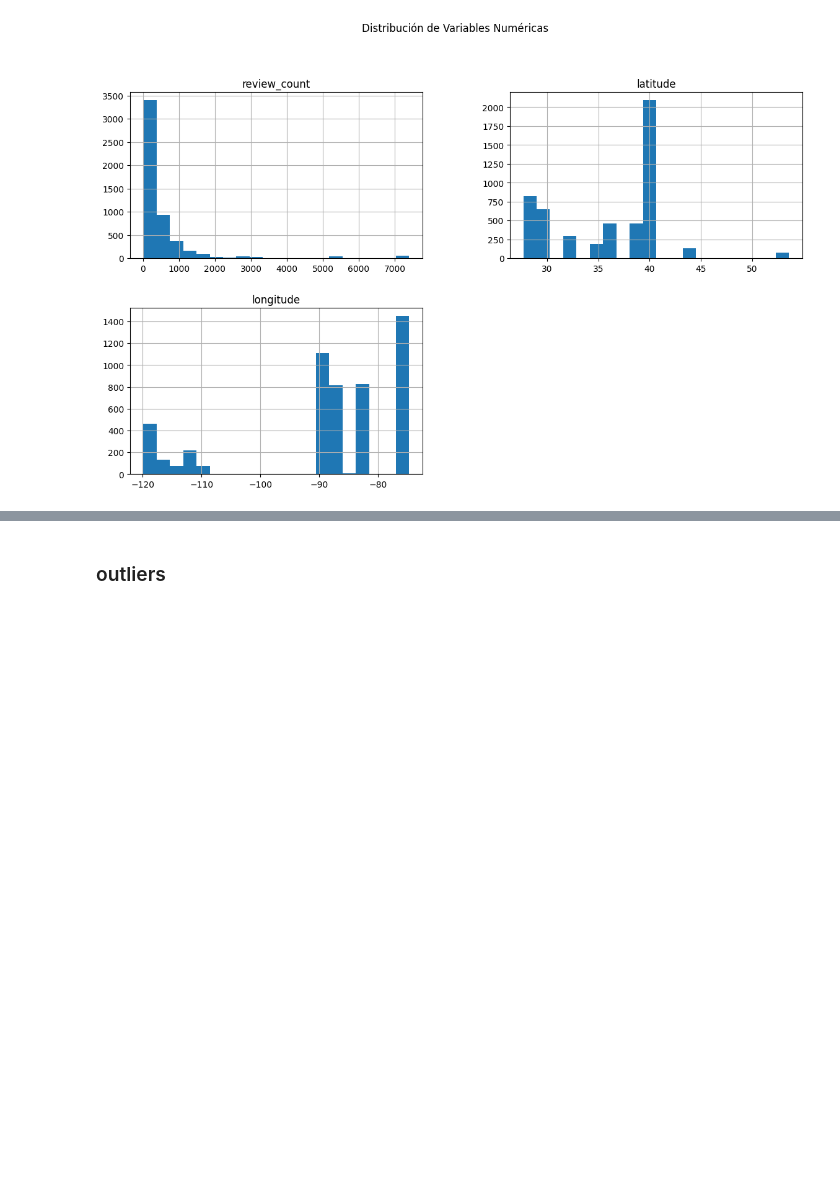
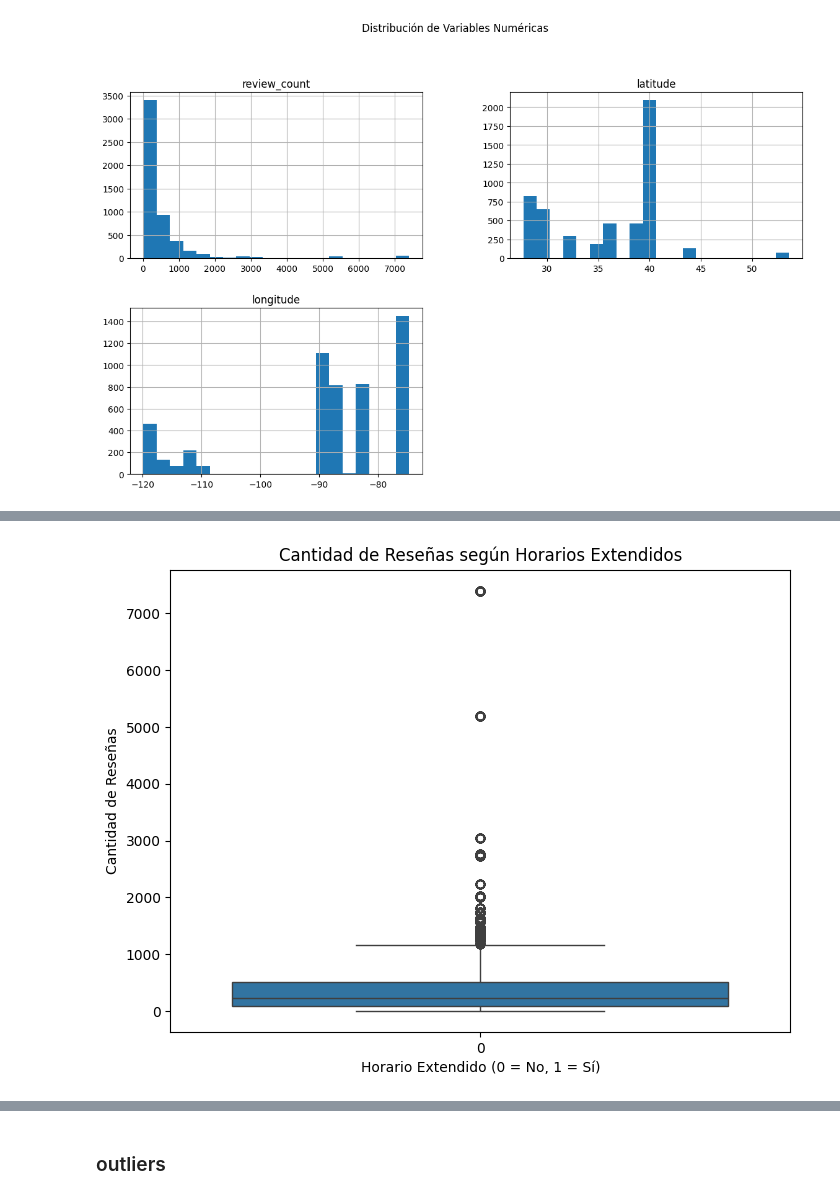
Before and after one commit to wanfer3434/mi-app-streamlit, a Jupyter notebook: sprint1/EDA.ipynb, the cells around one changed output, grey strips where cells are left out. Saved outputs shown, nothing was run; the diff lists cells and outputs as text; code cells hidden in the pictures; blank space fills up the shorter version.

```diff
--- a/sprint1/EDA.ipynb
+++ b/sprint1/EDA.ipynb
@@ -103,0 +279,12 @@ Text(0.5, 1.02, 'Distribución de Variables Numéricas')
+# %%
+# Crear columna booleana para horarios extendidos (ejemplo con 24/7 en la columna 'hours')
+df_yelp['hours_extended'] = df_yelp['hours'].apply(lambda x: 1 if '24/7' in str(x) else 0)
+
+plt.figure(figsize=(8, 6))
+sns.boxplot(x="hours_extended", y="review_count", data=df_yelp)
+plt.title("Cantidad de Reseñas según Horarios Extendidos")
+plt.xlabel("Horario Extendido (0 = No, 1 = Sí)")
+plt.ylabel("Cantidad de Reseñas")
+plt.show()
+# %% [output]
+[figure, added]
```
Also changed, not shown: parts of 20 cells of this notebook.
